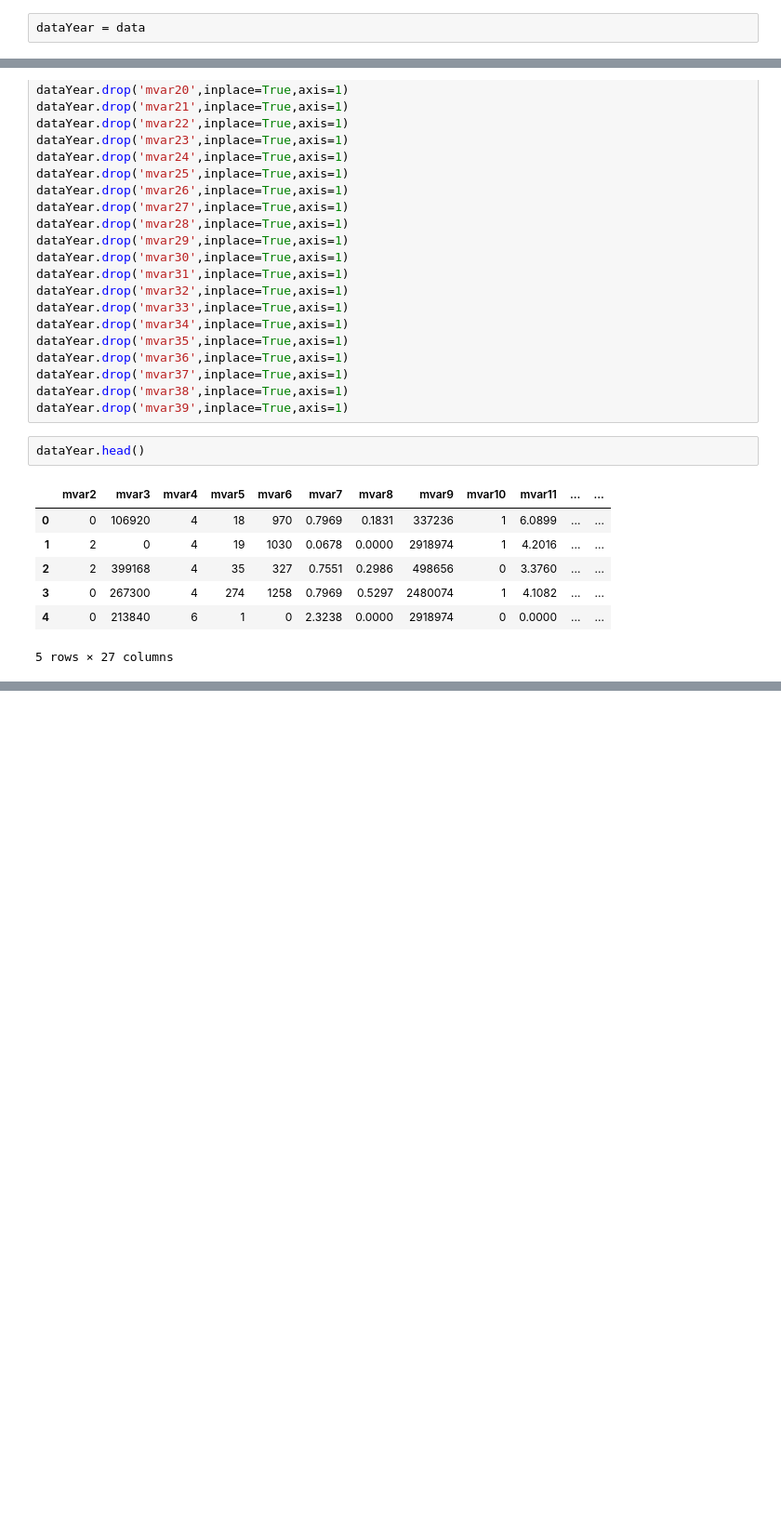
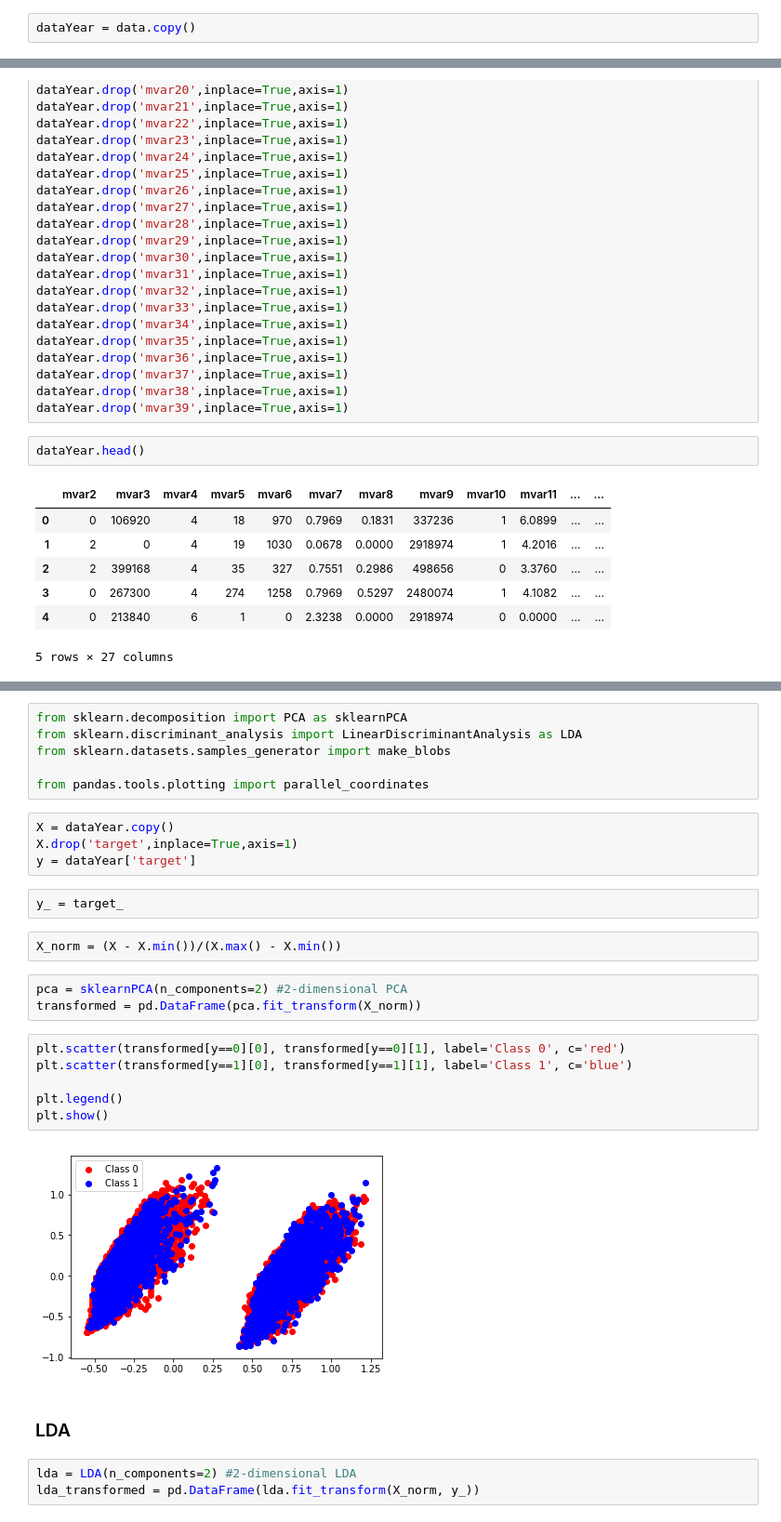
Before and after one commit to rohanchopra/Envible-Analyze-This-2017, a Jupyter notebook: Data-Analysis.ipynb, the cells around one changed output, grey strips where cells are left out. Shown at 93% size. Cells and saved outputs as stored; diff of their text form; blank space fills up the shorter version.

Commit message:
Add PCA and LDA graphs

```diff
--- a/Data-Analysis.ipynb
+++ b/Data-Analysis.ipynb
@@ -186,7 +202,7 @@ retailSpend.eq(0).sum()
 # %% [output]
 22689
 # %%
-dataYear = data
+dataYear = data.copy()
 # %% [markdown]
 - Score after summing quarterly spends - 30100
 - Score after summing quarterly spends and removing mvar3- 29800
@@ -234,0 +253,30 @@ dataYear.head()
+# %%
+from sklearn.decomposition import PCA as sklearnPCA
+from sklearn.discriminant_analysis import LinearDiscriminantAnalysis as LDA
+from sklearn.datasets.samples_generator import make_blobs
+
+from pandas.tools.plotting import parallel_coordinates
+# %%
+X = dataYear.copy()
+X.drop('target',inplace=True,axis=1)
+y = dataYear['target']
+# %%
+y_ = target_
+# %%
+X_norm = (X - X.min())/(X.max() - X.min())
+# %%
+pca = sklearnPCA(n_components=2) #2-dimensional PCA
+transformed = pd.DataFrame(pca.fit_transform(X_norm))
+# %%
+plt.scatter(transformed[y==0][0], transformed[y==0][1], label='Class 0', c='red')
+plt.scatter(transformed[y==1][0], transformed[y==1][1], label='Class 1', c='blue')
+
+plt.legend()
+plt.show()
+# %% [output]
+[figure, added]
+# %% [markdown]
+### LDA
+# %%
+lda = LDA(n_components=2) #2-dimensional LDA
+lda_transformed = pd.DataFrame(lda.fit_transform(X_norm, y_))
```
Also changed, not shown: parts of 13 cells of this notebook.
